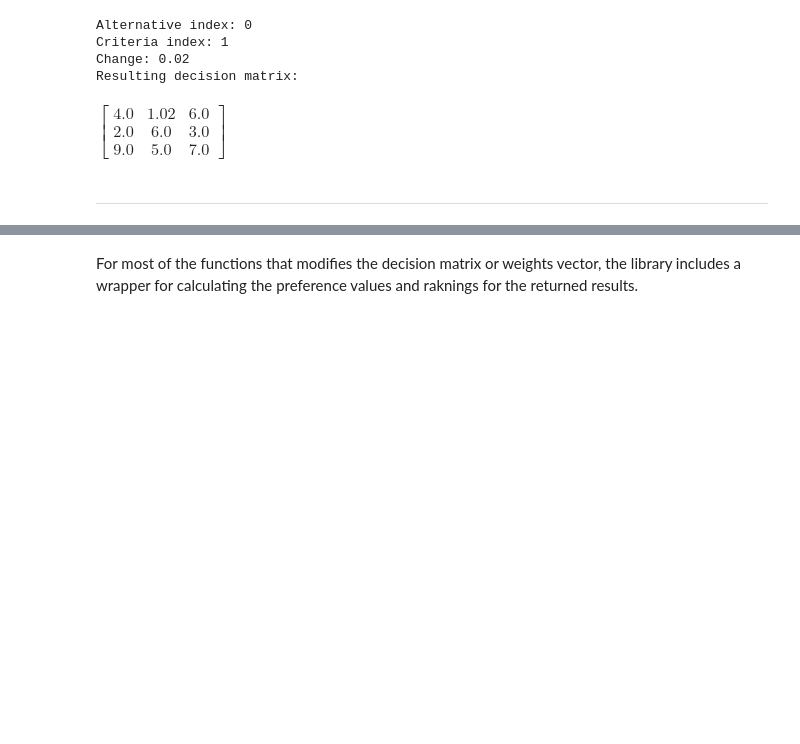
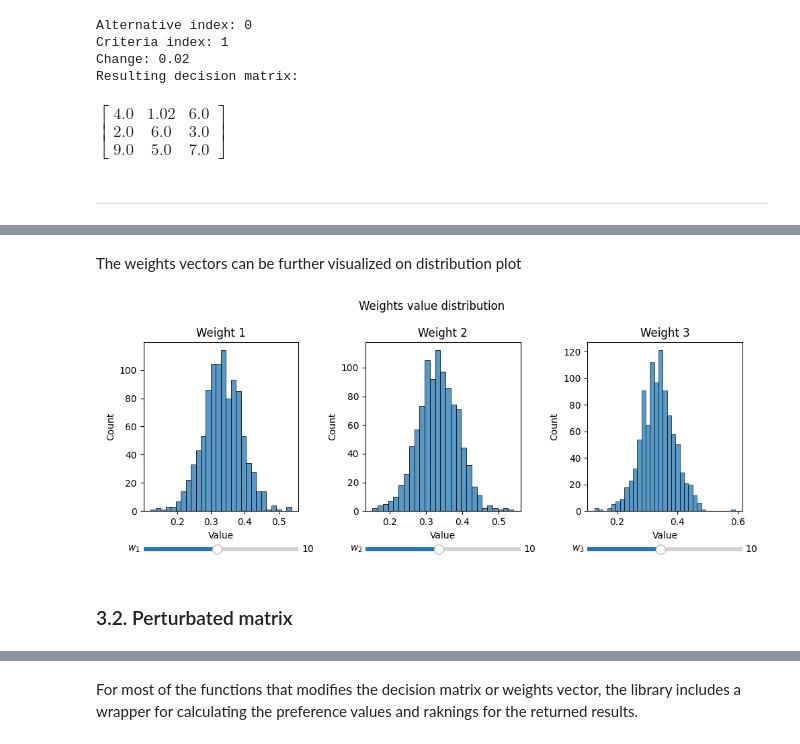
Before and after one commit to jwieckowski/pysensmcda, a Jupyter notebook: examples/examples.ipynb, the cells around one changed output, grey strips where cells are left out. Saved outputs shown, nothing was run; the diff lists cells and outputs as text; code cells hidden in the pictures; blank space fills up the shorter version.

```diff
--- a/examples/examples.ipynb
+++ b/examples/examples.ipynb
@@ -185,0 +437,4 @@ $\displaystyle \left[\begin{matrix}4.0 & 1.02 & 6.0\\2.0 & 6.0 & 3.0\\9.0 & 5.0
+# %%
+n = 3
+modified_weights = probabilistic.monte_carlo_weights(n, num_samples=1000, distribution='normal', params={'loc': 0.5, 'scale': 0.1})
+print(modified_weights)
@@ -185,0 +449,16 @@ $\displaystyle \left[\begin{matrix}4.0 & 1.02 & 6.0\\2.0 & 6.0 & 3.0\\9.0 & 5.0
+# %% [markdown]
+The weights vectors can be further visualized on distribution plot
+# %%
+%matplotlib widget
+fig, ax = plt.subplots(1, 3, figsize=(10, 4))
+
+for idx in range(modified_weights.shape[1]):
+    # In the case of using sliders, the reference should be kept, so Python wouldn't GC
+    _, bins_slider = graphs.hist_dist(modified_weights[: , idx], ax[idx], fig=fig, slider_label=f'$w_{{{idx+1}}}$', kind='hist', xlabel='Value', title=f'Weight {idx+1}')
+plt.suptitle('Weights value distribution')
+plt.tight_layout(w_pad=1.5)
+plt.show()
+# %% [output]
+[figure, added]
+# %% [markdown]
+### 3.2. Perturbated matrix  <a id="16"></a>
```
Also changed, not shown: parts of 118 cells of this notebook, 8 other files.
